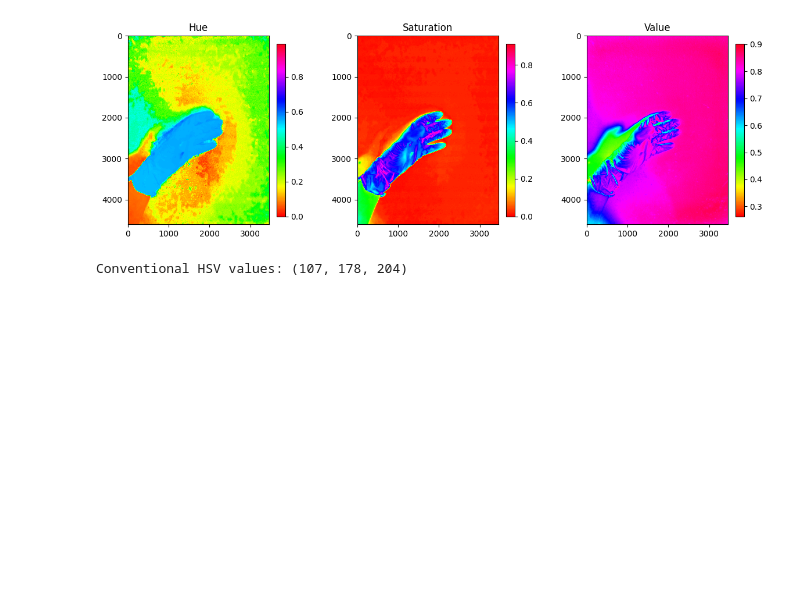
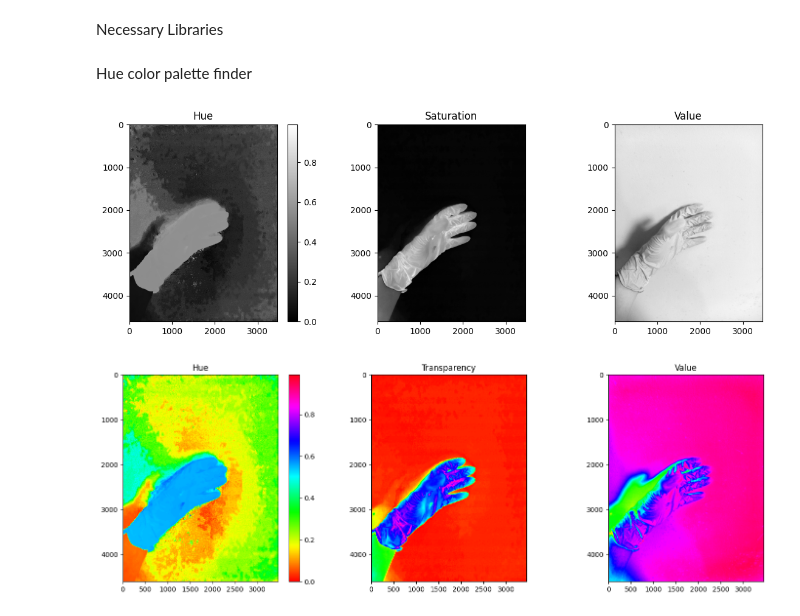
Before and after one commit to JJLee2910/Glove-Defect-Detection-System, a Jupyter notebook: tools/color_range_detector.ipynb, the cells around one changed output. Cells and saved outputs as stored; diff of their text form; code cells hidden in the pictures; blank space fills up the shorter version.

Commit message:
updated the method on detecting the color

```diff
--- a/tools/color_range_detector.ipynb
+++ b/tools/color_range_detector.ipynb
@@ -0,0 +1,2 @@
+# %% [markdown]
+Necessary Libraries
@@ -1,58 +9,38 @@
+# %% [markdown]
+Hue color palette finder
 # %%
-from skimage.io import imread
-from skimage.color import rgb2hsv
-from scipy.spatial import cKDTree
-import matplotlib.pyplot as plt
-import numpy as np
-
 def visualize_hsv_channels(image):
     hsv_image = rgb2hsv(image)
 
     fig, ax = plt.subplots(1, 3, figsize=(12, 4))
     channel_titles = ['Hue', 'Saturation', 'Value']
+    for i, title in enumerate(channel_titles):
+        ax[i].imshow(hsv_image[..., i], cmap='gray')
+        ax[i].set_title(title)
 
+    fig.colorbar(ax[0].imshow(hsv_image[..., 0], cmap='gray'))
+    fig.tight_layout()
+
+    plt.show()
+
+def visualize_hsv_colormap(image):
+    hsv_image = rgb2hsv(image)
+
+    fig, ax = plt.subplots(1, 3, figsize=(15, 5))
+    channel_titles = ['Hue', 'Transparency', 'Value']
     for i, title in enumerate(channel_titles):
-        im = ax[i].imshow(hsv_image[..., i], cmap='hsv')
+        ax[i].imshow(hsv_image[..., i], cmap='hsv')
         ax[i].set_title(title)
-        fig.colorbar(im, ax=ax[i], orientation='vertical', fraction=0.046, pad=0.04)
 
+    fig.colorbar(ax[0].imshow(hsv_image[..., 0], cmap='hsv'))
     fig.tight_layout()
+
     plt.show()
 
 # Load the image and visualize the HSV channels
 img = imread("C:\\Users\\jangj\\OneDrive\\Desktop\\Glove-Defect-Detection-System\\Images\Latex\\Dirt.jpg")
 visualize_hsv_channels(img)
+visualize_hsv_colormap(img)
 # %% [output]
-[figure, old version]
+[figure, new version]
+[figure, added]
-# %%
-import cv2
-import numpy as np
-
-def hsv_from_normalized(h, s, v):
-    """
-    Convert normalized HSV values to conventional HSV values.
-
-    Parameters:
-        h (float): Normalized hue value in the range [0, 1].
-        s (float): Normalized saturation value in the range [0, 1].
-        v (float): Normalized value/brightness value in the range [0, 1].
-
-    Returns:
-        tuple: Conventional HSV values.
-    """
-    h_conv = int(h * 179)  # Convert normalized hue to [0, 179]
-    s_conv = int(s * 255)  # Convert normalized saturation to [0, 255]
-    v_conv = int(v * 255)  # Convert normalized value to [0, 255]
-
-    return h_conv, s_conv, v_conv
-
-normalized_hue = 0.6
-normalized_saturation = 0.7
-normalized_value = 0.8
-
-# Convert normalized values to conventional HSV
-conventional_hsv = hsv_from_normalized(normalized_hue, normalized_saturation, normalized_value)
-
-print("Conventional HSV values:", conventional_hsv)
-# %% [output]
-Conventional HSV values: (107, 178, 204)
```
Also changed, not shown: parts of 3 cells of this notebook, 4 other files.
